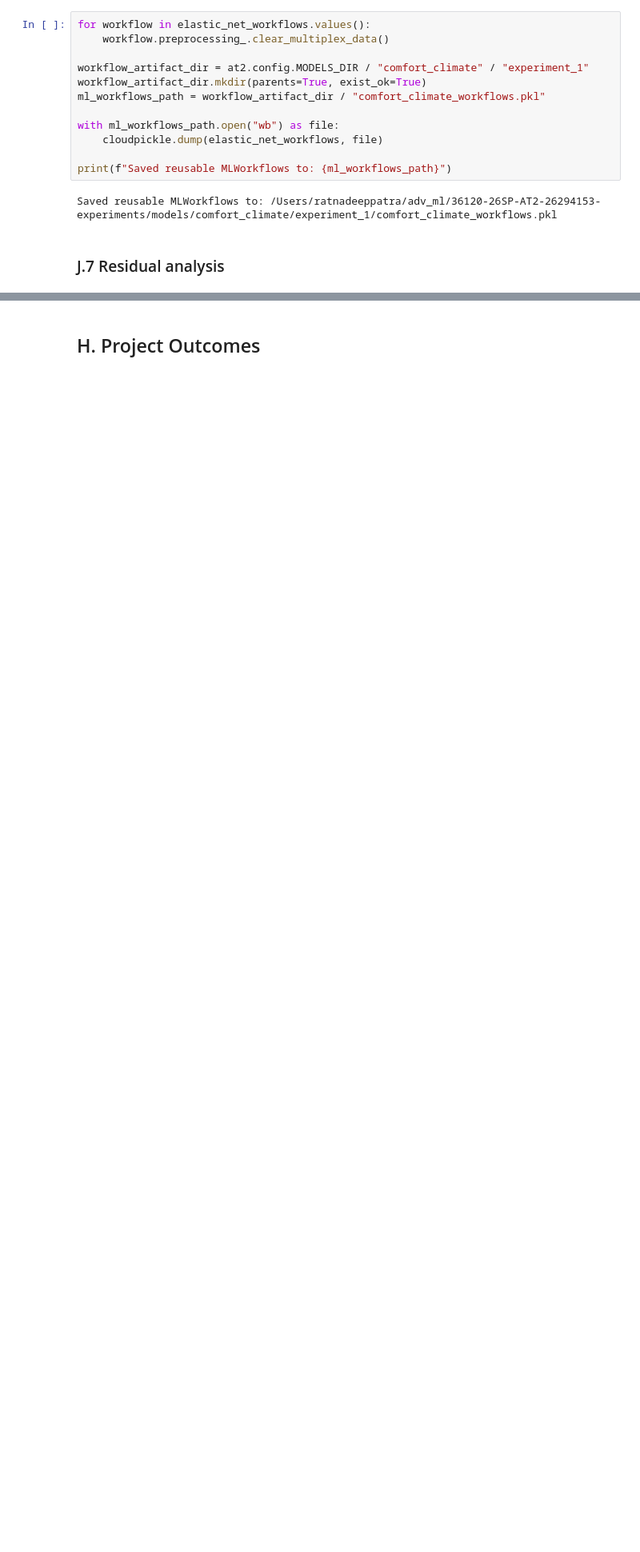
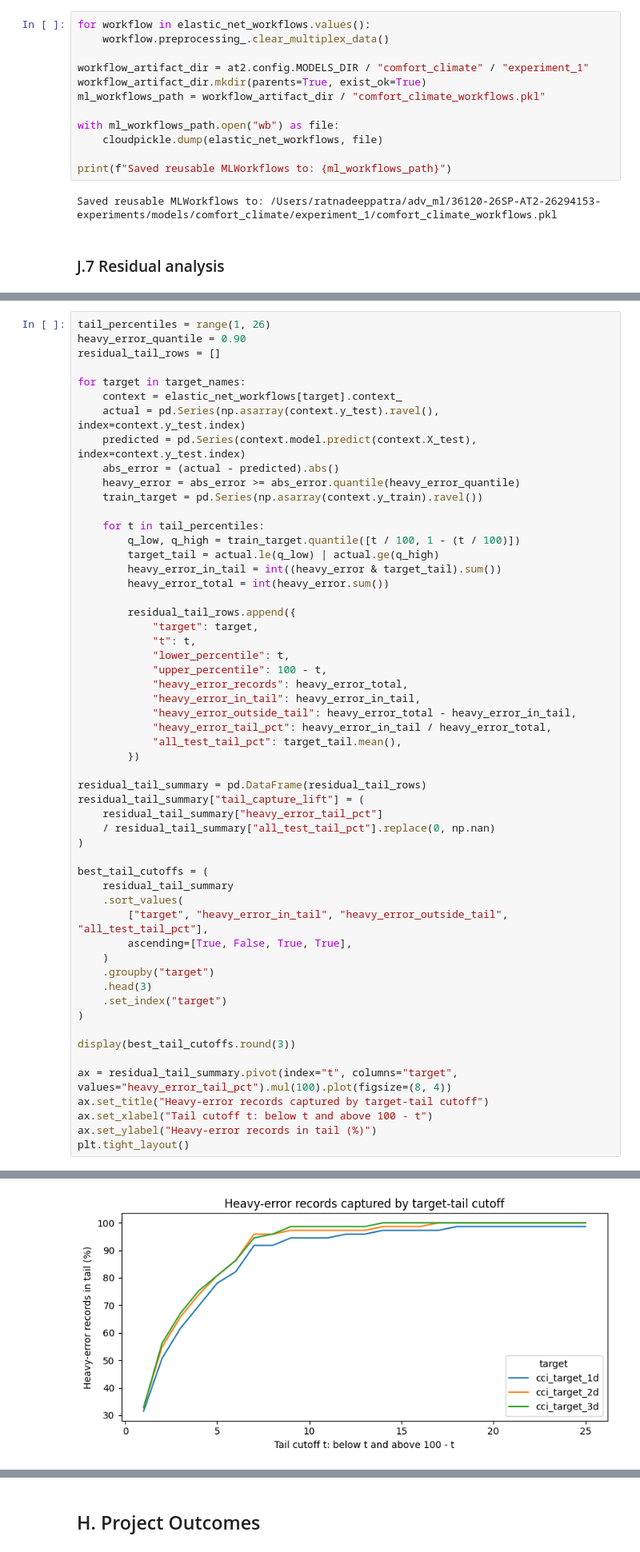
Before and after one commit to RP28/36120-26SP-AT2-26294153-experiments, a Jupyter notebook: notebooks/comfort_climate/36120_26SP_AT2_26294153_experiment_1.ipynb, the cells around one changed output, grey strips where cells are left out. Shown at 80% size. Cells and saved outputs as stored; diff of their text form; blank space fills up the shorter version.

Commit message:
fixed exp1 residual analysis

```diff
--- a/notebooks/comfort_climate/36120_26SP_AT2_26294153_experiment_1.ipynb
+++ b/notebooks/comfort_climate/36120_26SP_AT2_26294153_experiment_1.ipynb
@@ -2461,0 +2230,56 @@ Features most different in high-error records — cci_target_3d
+# %%
+tail_percentiles = range(1, 26)
+heavy_error_quantile = 0.90
+residual_tail_rows = []
+
+for target in target_names:
+    context = elastic_net_workflows[target].context_
+    actual = pd.Series(np.asarray(context.y_test).ravel(), index=context.y_test.index)
+    predicted = pd.Series(context.model.predict(context.X_test), index=context.y_test.index)
+    abs_error = (actual - predicted).abs()
+    heavy_error = abs_error >= abs_error.quantile(heavy_error_quantile)
+    train_target = pd.Series(np.asarray(context.y_train).ravel())
+
+    for t in tail_percentiles:
+        q_low, q_high = train_target.quantile([t / 100, 1 - (t / 100)])
+        target_tail = actual.le(q_low) | actual.ge(q_high)
+        heavy_error_in_tail = int((heavy_error & target_tail).sum())
+        heavy_error_total = int(heavy_error.sum())
+
+        residual_tail_rows.append({
+            "target": target,
+            "t": t,
+            "lower_percentile": t,
+            "upper_percentile": 100 - t,
+            "heavy_error_records": heavy_error_total,
+            "heavy_error_in_tail": heavy_error_in_tail,
+            "heavy_error_outside_tail": heavy_error_total - heavy_error_in_tail,
+            "heavy_error_tail_pct": heavy_error_in_tail / heavy_error_total,
+            "all_test_tail_pct": target_tail.mean(),
+        })
+
+residual_tail_summary = pd.DataFrame(residual_tail_rows)
+residual_tail_summary["tail_capture_lift"] = (
+    residual_tail_summary["heavy_error_tail_pct"]
+    / residual_tail_summary["all_test_tail_pct"].replace(0, np.nan)
+)
+
+best_tail_cutoffs = (
+    residual_tail_summary
+    .sort_values(
+        ["target", "heavy_error_in_tail", "heavy_error_outside_tail", "all_test_tail_pct"],
+        ascending=[True, False, True, True],
+    )
+    .groupby("target")
+    .head(3)
+    .set_index("target")
+)
+
+display(best_tail_cutoffs.round(3))
+
+ax = residual_tail_summary.pivot(index="t", columns="target", values="heavy_error_tail_pct").mul(100).plot(figsize=(8, 4))
+ax.set_title("Heavy-error records captured by target-tail cutoff")
+ax.set_xlabel("Tail cutoff t: below t and above 100 - t")
+ax.set_ylabel("Heavy-error records in tail (%)")
+plt.tight_layout()
+# %% [output]
@@ -2461,0 +2297 @@ Features most different in high-error records — cci_target_3d
+[figure, added]
```
Also changed, not shown: parts of 20 cells of this notebook, 1 other file.
